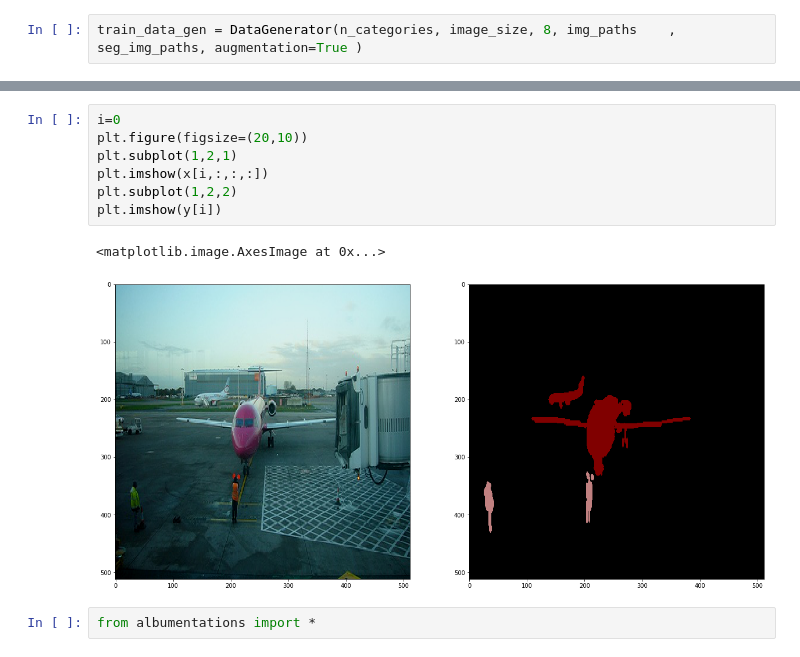
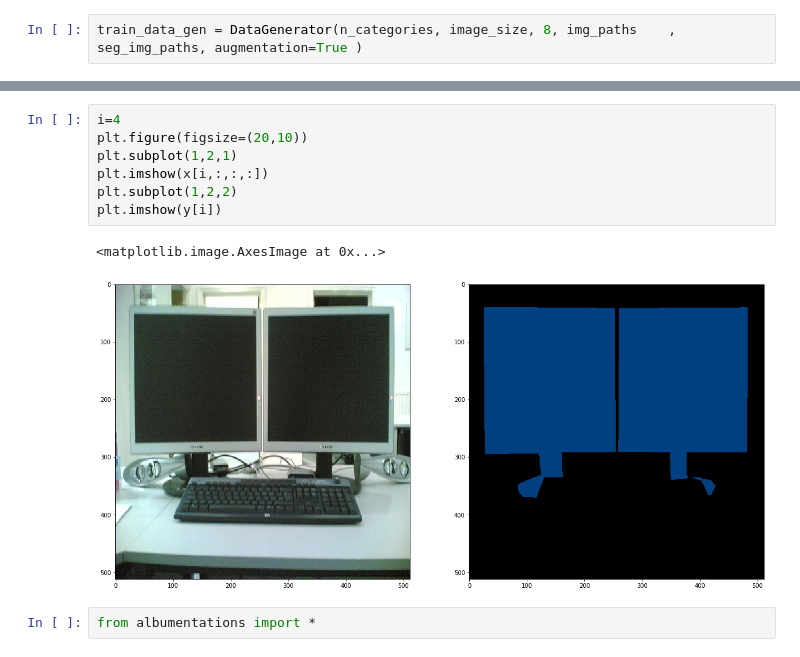
Before and after one commit to J-Taniguchi/deeplab_v3plus_tfkeras, a Jupyter notebook: inference.ipynb, the cells around one changed output, grey strips where cells are left out. Drawn from its saved outputs; the diff is of its cells as text.

```diff
--- a/inference.ipynb
+++ b/inference.ipynb
@@ -82,13 +91,13 @@ AttributeError: 'list' object has no attribute 'shape'
 # %%
-i=0
+i=4
 plt.figure(figsize=(20,10))
 plt.subplot(1,2,1)
 plt.imshow(x[i,:,:,:])
 plt.subplot(1,2,2)
 plt.imshow(y[i])
 # %% [output]
 <matplotlib.image.AxesImage at 0x...>
-[figure, old version]
+[figure, new version]
 # %%
 from albumentations import *
 # %%
```
Also changed, not shown: parts of 15 cells of this notebook, 8 other files.
